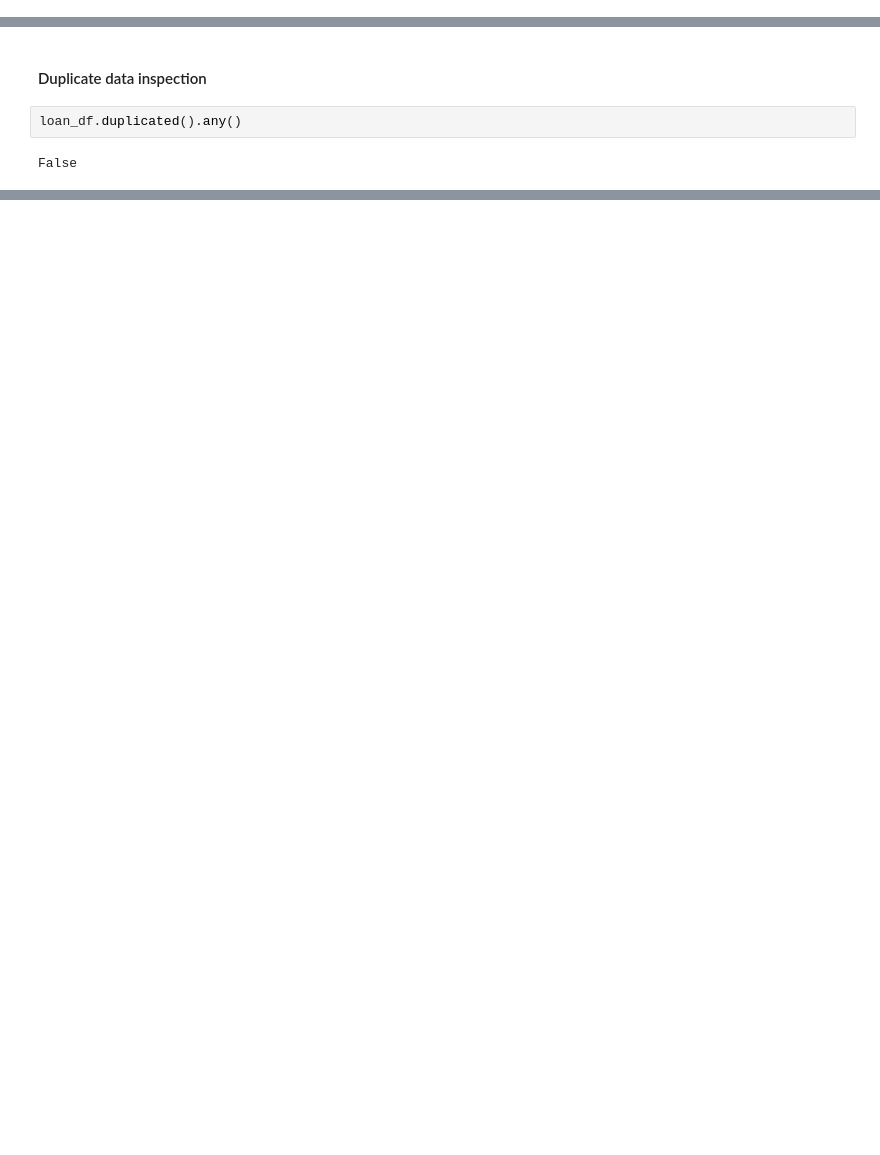
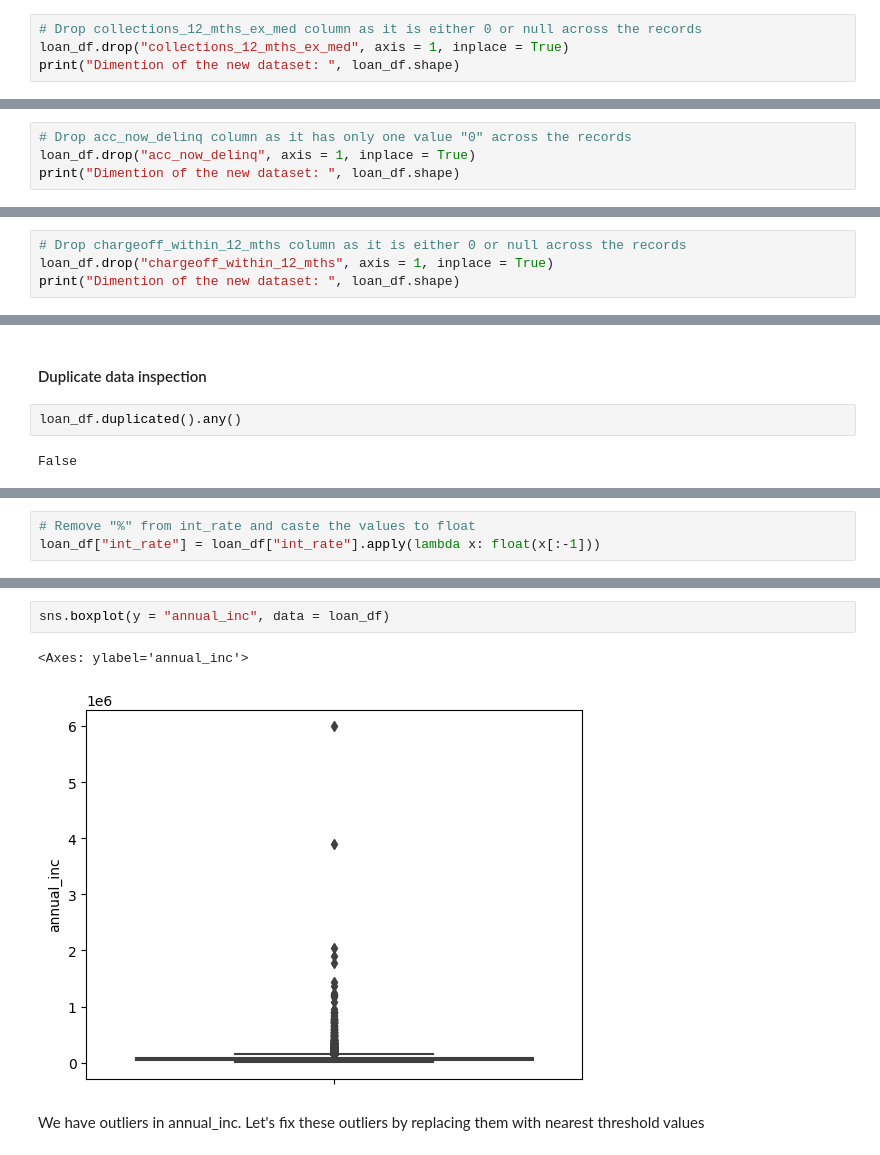
Before and after one commit to zeeamber/Lending-Club-Case-Study, a Jupyter notebook: lending_club_case_study.ipynb, the cells around one changed output, grey strips where cells are left out. Cells and saved outputs as stored; diff of their text form; blank space fills up the shorter version.

Commit message:
Treat missing values and outliers

```diff
--- a/lending_club_case_study.ipynb
+++ b/lending_club_case_study.ipynb
@@ -177,0 +293,4 @@ loan_df.shape
+# %%
+# Drop collections_12_mths_ex_med column as it is either 0 or null across the records
+loan_df.drop("collections_12_mths_ex_med", axis = 1, inplace = True)
+print("Dimention of the new dataset: ", loan_df.shape)
@@ -177,0 +306,4 @@ loan_df.shape
+# %%
+# Drop acc_now_delinq column as it has only one value "0" across the records
+loan_df.drop("acc_now_delinq", axis = 1, inplace = True)
+print("Dimention of the new dataset: ", loan_df.shape)
@@ -177,0 +319,4 @@ loan_df.shape
+# %%
+# Drop chargeoff_within_12_mths column as it is either 0 or null across the records
+loan_df.drop("chargeoff_within_12_mths", axis = 1, inplace = True)
+print("Dimention of the new dataset: ", loan_df.shape)
@@ -203,0 +366,3 @@ memory usage: 14.4+ MB
+# %%
+# Remove "%" from int_rate and caste the values to float
+loan_df["int_rate"] = loan_df["int_rate"].apply(lambda x: float(x[:-1]))
@@ -203,0 +407,7 @@ memory usage: 14.4+ MB
+# %%
+sns.boxplot(y = "annual_inc", data = loan_df)
+# %% [output]
+<Axes: ylabel='annual_inc'>
+[figure, added]
+# %% [markdown]
+We have outliers in annual_inc. Let's fix these outliers by replacing them with nearest threshold values
```
Also changed, not shown: parts of 98 cells of this notebook.
